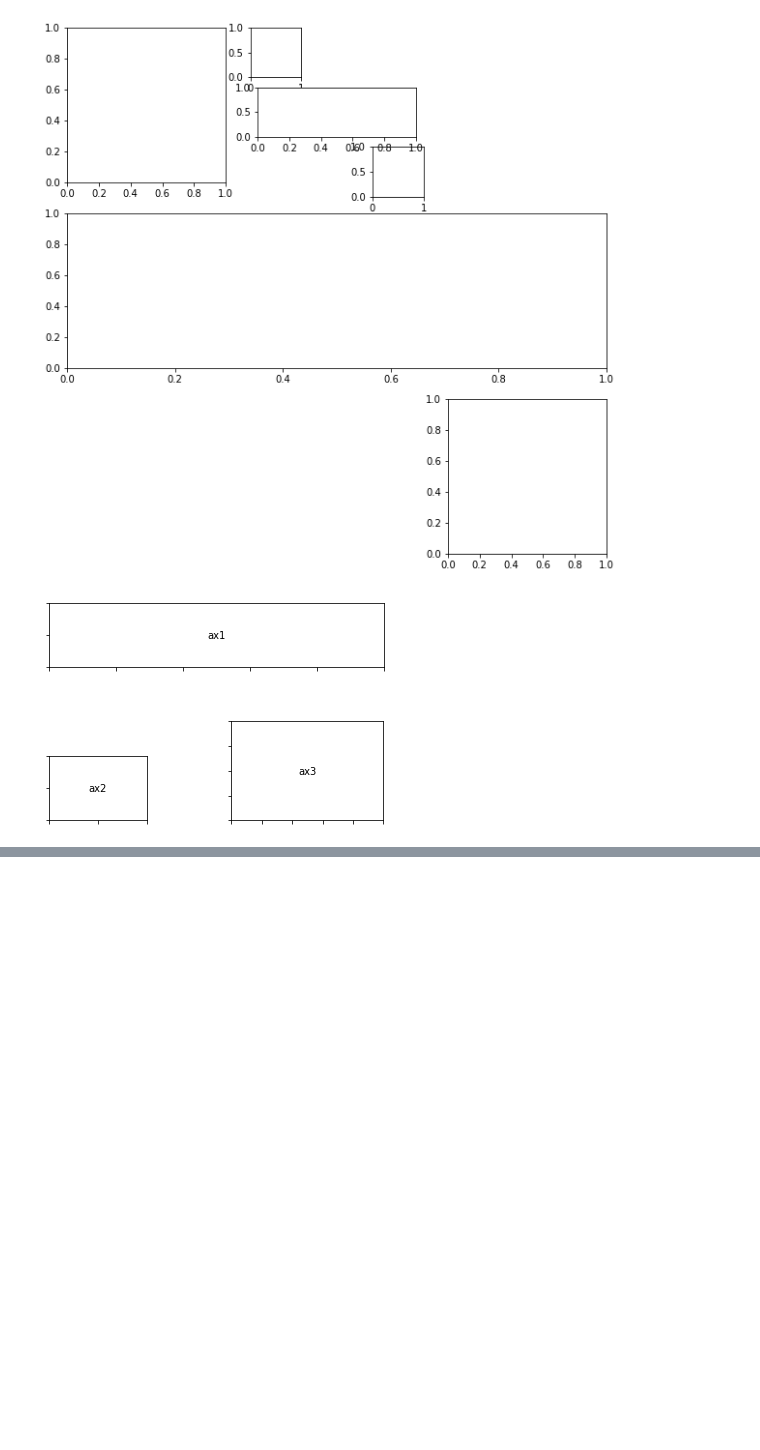
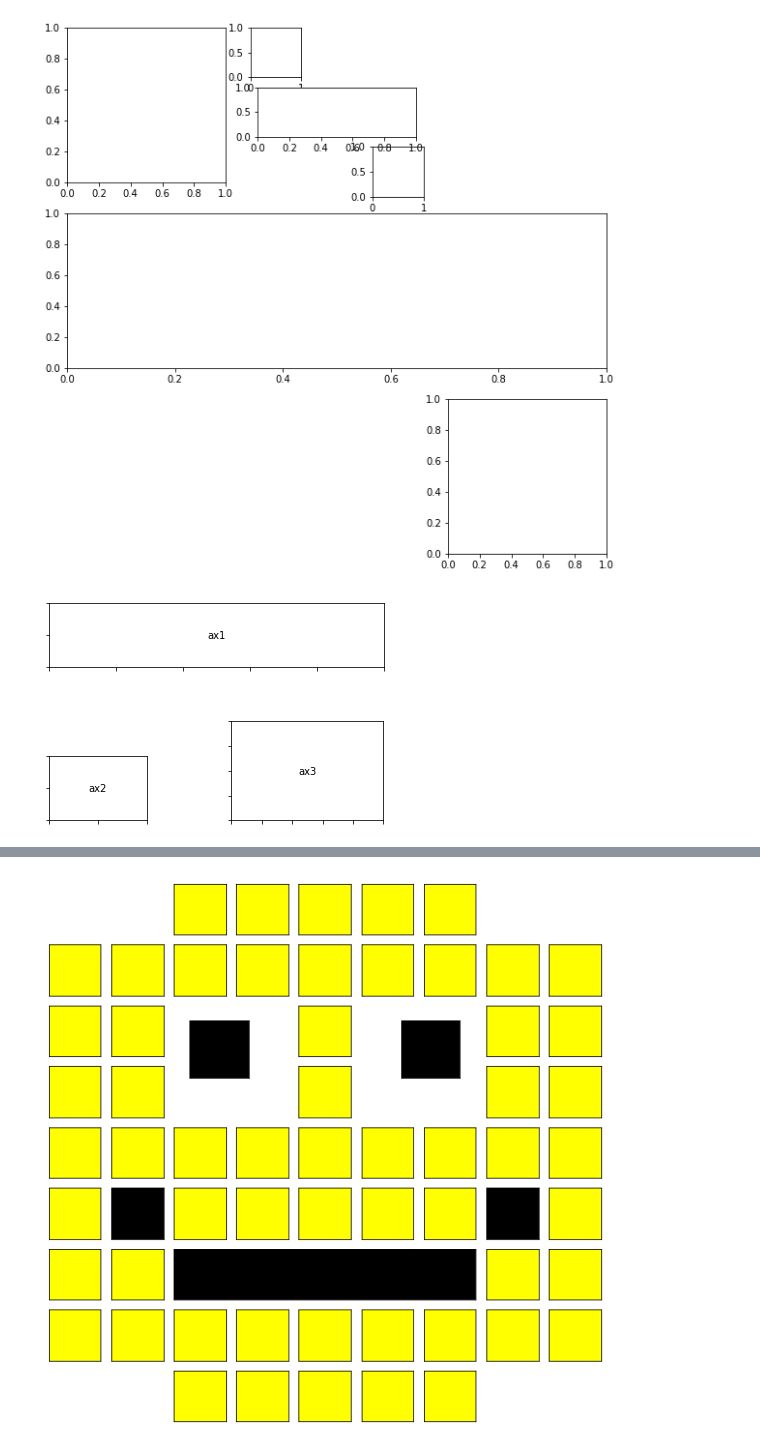
Before and after one commit to QED0711/ds_practice, a Jupyter notebook: graph_test.ipynb, the cells around one changed output, grey strips where cells are left out. Drawn from its saved outputs; the diff is of its cells as text; code cells hidden in the pictures; blank space fills up the shorter version.

```diff
--- a/graph_test.ipynb
+++ b/graph_test.ipynb
@@ -89,0 +121,27 @@ plt.show()
+# %%
+def are_you_ready_for_subplot_fun():
+    fig = plt.figure(figsize=(10,10))
+
+    for x in range(1,82):
+        fig.add_subplot(9, 9, x, xticklabels=[], yticklabels=[], xticks=[], yticks=[], fc="yellow", )
+
+    plt.subplot2grid((9, 9), (2, 2), rowspan=2, colspan=2, xticklabels=[], yticklabels=[], xticks=[], yticks=[], fc='black')
+    plt.subplot2grid((9, 9), (2, 5), rowspan=2, colspan=2, xticklabels=[], yticklabels=[], xticks=[], yticks=[], fc='black')
+    plt.subplot2grid((9, 9), (6, 2), rowspan=1, colspan=5, xticklabels=[], yticklabels=[], xticks=[], yticks=[], fc='black')
+    plt.subplot2grid((9, 9), (5, 1), rowspan=1, colspan=1, xticklabels=[], yticklabels=[], xticks=[], yticks=[], fc='black')
+    plt.subplot2grid((9, 9), (5, 7), rowspan=1, colspan=1, xticklabels=[], yticklabels=[], xticks=[], yticks=[], fc='black')
+
+    plt.subplot2grid((8, 8), (2, 2), rowspan=1, colspan=1, xticklabels=[], yticklabels=[], xticks=[], yticks=[], fc='black')
+    plt.subplot2grid((8, 8), (2, 5), rowspan=1, colspan=1, xticklabels=[], yticklabels=[], xticks=[], yticks=[], fc='black')
+
+    plt.subplot2grid((9, 9), (0, 0), rowspan=1, colspan=2, xticklabels=[], yticklabels=[], xticks=[], yticks=[], fc='white', visible=False)
+    plt.subplot2grid((9, 9), (0, 7), rowspan=1, colspan=2, xticklabels=[], yticklabels=[], xticks=[], yticks=[], fc='white', visible=False)
+    plt.subplot2grid((9, 9), (8, 7), rowspan=1, colspan=2, xticklabels=[], yticklabels=[], xticks=[], yticks=[], fc='white', visible=False)
+    plt.subplot2grid((9, 9), (8, 0), rowspan=1, colspan=2, xticklabels=[], yticklabels=[], xticks=[], yticks=[], fc='white', visible=False)
+
+
+    plt.show()
+# %%
+are_you_ready_for_subplot_fun()
+# %% [output]
+[figure, added]
```
Also changed, not shown: parts of 2 cells of this notebook.
